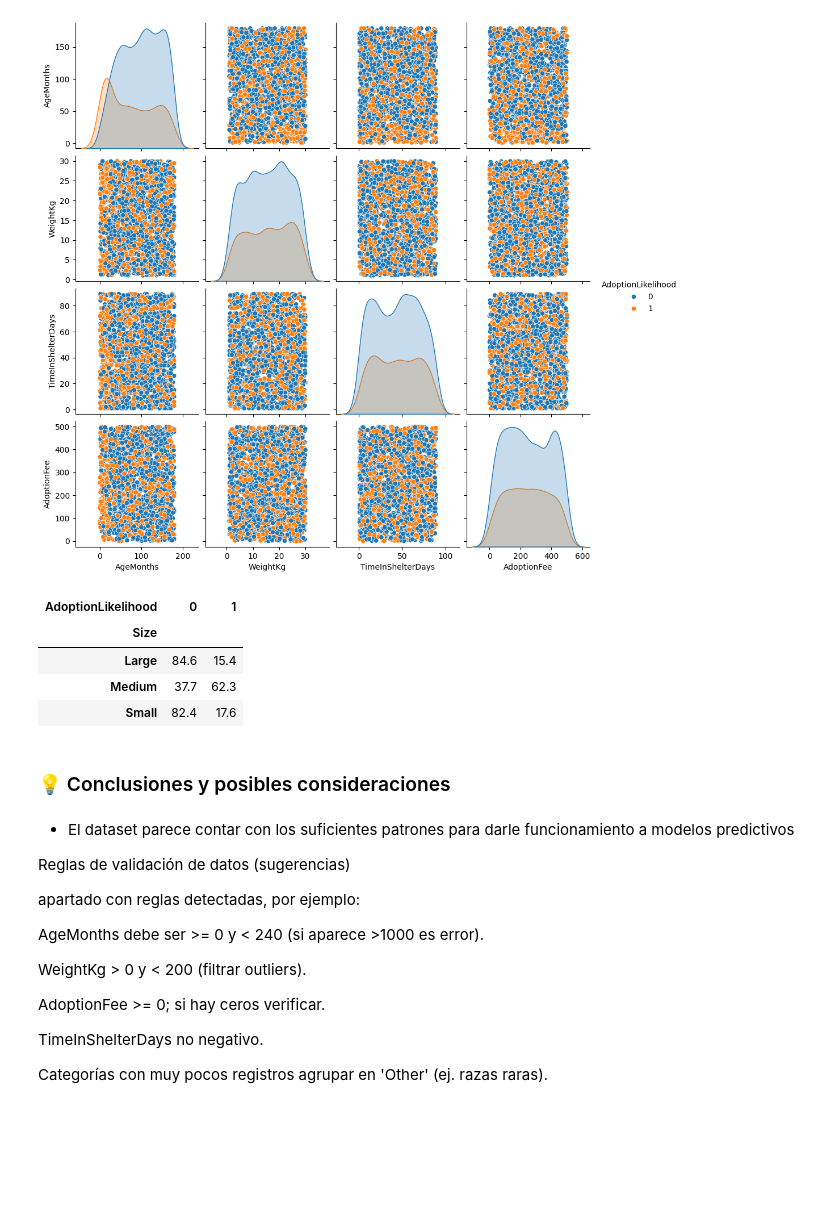
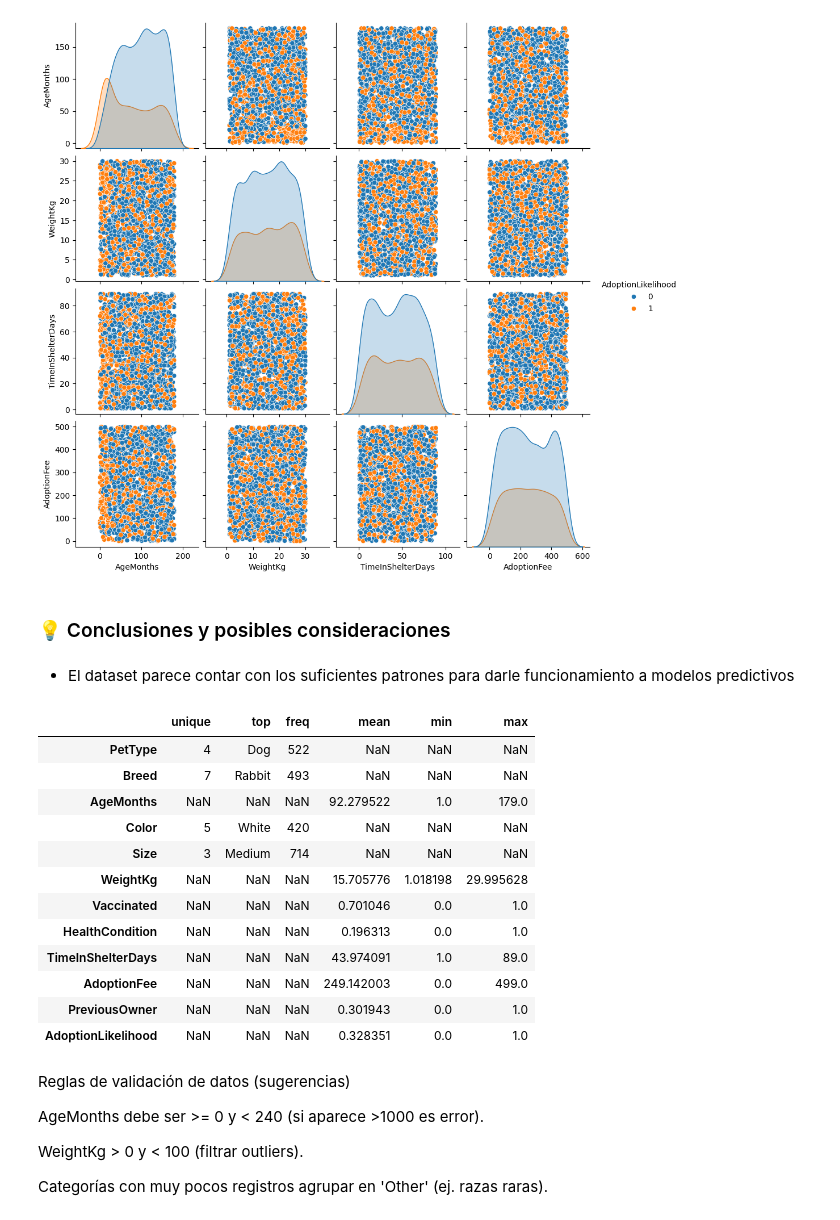
Before and after one commit to emmanuelceron-commits/repo-ML, a Jupyter notebook: MLops_pipeline/src/comprension_eda.ipynb, the cells around one changed output. Drawn from its saved outputs; the diff is of its cells as text; code cells hidden in the pictures; blank space fills up the shorter version.

```diff
--- a/MLops_pipeline/src/comprension_eda.ipynb
+++ b/MLops_pipeline/src/comprension_eda.ipynb
@@ -509,32 +509,32 @@ sns.pairplot(df[num_cols + ['AdoptionLikelihood']], hue='AdoptionLikelihood')
 plt.show()
 # %% [output]
 [figure]
-# %%
-# Crosstab example: Size vs AdoptionLikelihood
-if 'Size' in df.columns:
-    display(pd.crosstab(df['Size'], df['AdoptionLikelihood'], normalize='index').round(3)*100)
-# %% [output]
-| AdoptionLikelihood | 0 | 1 |
-| Size |  |  |
-| Large | 84.6 | 15.4 |
-| Medium | 37.7 | 62.3 |
-| Small | 82.4 | 17.6 |
 # %% [markdown]
 ### 💡 Conclusiones y posibles consideraciones
+# %% [markdown]
+- El dataset parece contar con los suficientes patrones para darle funcionamiento a modelos predictivos
+# %%
+display((df.describe(include='all').T).drop(columns=["count","25%","50%","75%","std"]))
+# %% [output]
+|  | unique | top | freq | mean | min | max |
+| PetType | 4 | Dog | 522 | NaN | NaN | NaN |
+| Breed | 7 | Rabbit | 493 | NaN | NaN | NaN |
+| AgeMonths | NaN | NaN | NaN | 92.279522 | 1.0 | 179.0 |
+| Color | 5 | White | 420 | NaN | NaN | NaN |
+| Size | 3 | Medium | 714 | NaN | NaN | NaN |
+| WeightKg | NaN | NaN | NaN | 15.705776 | 1.018198 | 29.995628 |
+| Vaccinated | NaN | NaN | NaN | 0.701046 | 0.0 | 1.0 |
+| HealthCondition | NaN | NaN | NaN | 0.196313 | 0.0 | 1.0 |
+| TimeInShelterDays | NaN | NaN | NaN | 43.974091 | 1.0 | 89.0 |
+| AdoptionFee | NaN | NaN | NaN | 249.142003 | 0.0 | 499.0 |
+| PreviousOwner | NaN | NaN | NaN | 0.301943 | 0.0 | 1.0 |
+| AdoptionLikelihood | NaN | NaN | NaN | 0.328351 | 0.0 | 1.0 |
 # %% [markdown]
-- El dataset parece contar con los suficientes patrones para darle funcionamiento a modelos predictivos
-
 Reglas de validación de datos (sugerencias)
-
-apartado con reglas detectadas, por ejemplo:
 
 AgeMonths debe ser >= 0 y < 240 (si aparece >1000 es error).
 
-WeightKg > 0 y < 200 (filtrar outliers).
-
-AdoptionFee >= 0; si hay ceros verificar.
-
-TimeInShelterDays no negativo.
+WeightKg > 0 y < 100 (filtrar outliers).
 
 Categorías con muy pocos registros agrupar en 'Other' (ej. razas raras).
 # %% [markdown]
```
Also changed, not shown: parts of 1 cell of this notebook, 1 other file.
